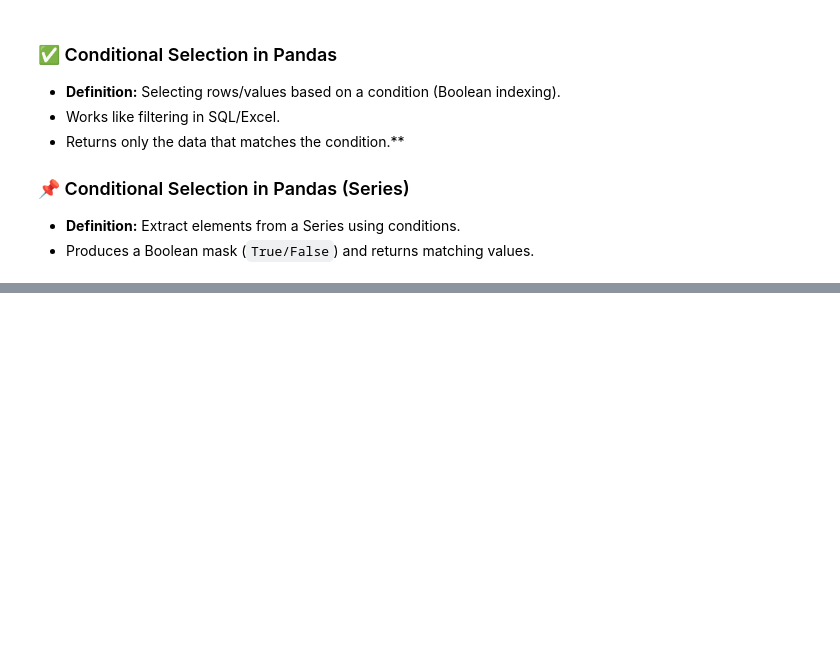
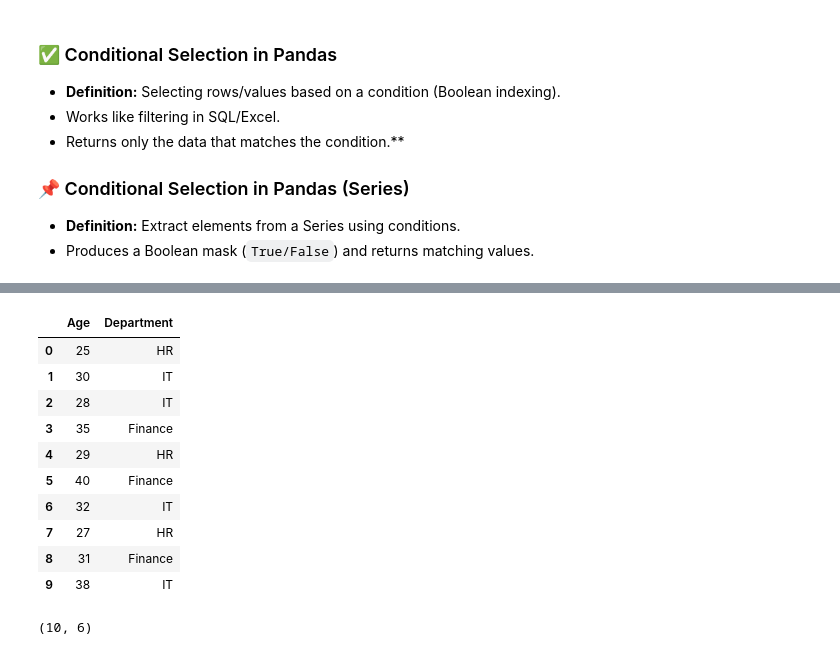
Before and after one commit to VaibhavBajpaij/Python-Library, a Jupyter notebook: Pandas.ipynb, the cells around one changed output, grey strips where cells are left out. Drawn from its saved outputs; the diff is of its cells as text; code cells hidden in the pictures; blank space fills up the shorter version.

```diff
--- a/Pandas.ipynb
+++ b/Pandas.ipynb
@@ -344,0 +516,18 @@ Values: [0.3 1.1 0.9 0.8 0.5 2.6 0.6 0.5 0.8 0.7 1.4 1.2 1.1 1.7 0.6 0.8 1.  0.9
+# %%
+df[["Age","Department"]]
+# %% [output]
+|  | Age | Department |
+| 0 | 25 | HR |
+| 1 | 30 | IT |
+| 2 | 28 | IT |
+| 3 | 35 | Finance |
+| 4 | 29 | HR |
+| 5 | 40 | Finance |
+| 6 | 32 | IT |
+| 7 | 27 | HR |
+| 8 | 31 | Finance |
+| 9 | 38 | IT |
+# %%
+df.shape
+# %% [output]
+(10, 6)
```
Also changed, not shown: parts of 20 cells of this notebook.
